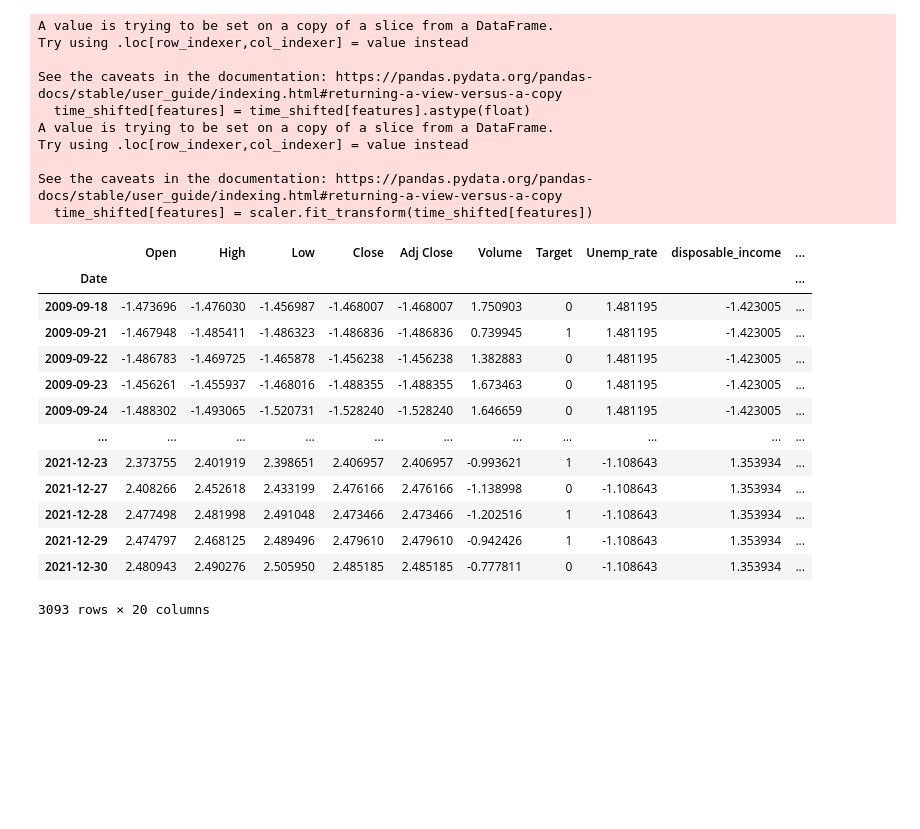
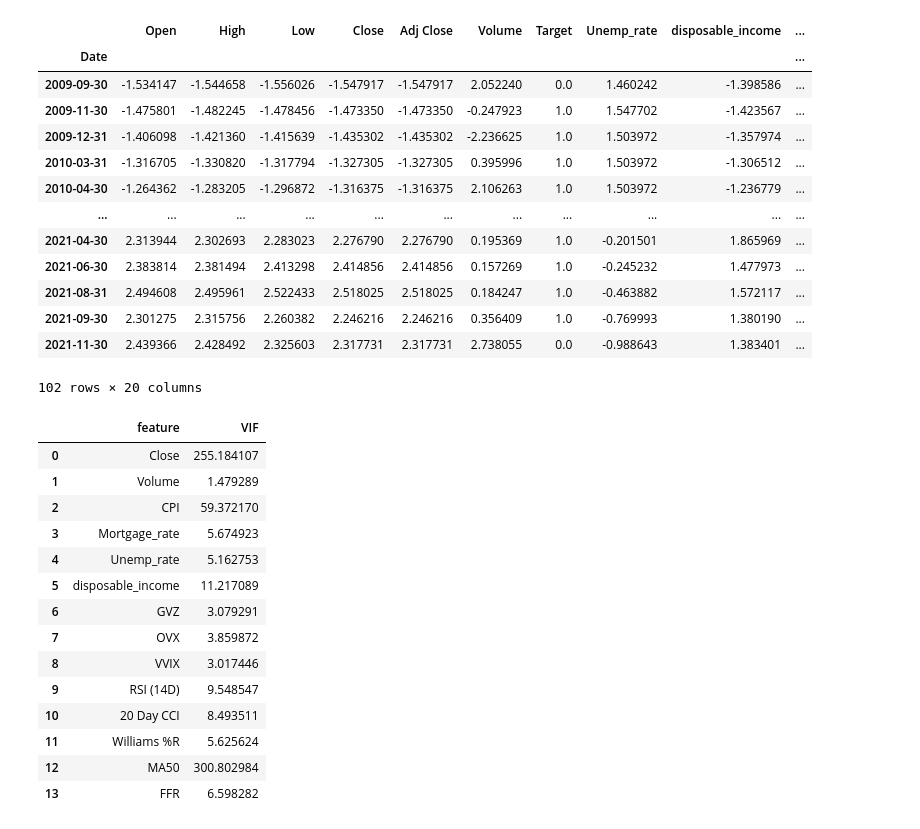
Before and after one commit to sam-tompkins/Sam-Tompkins-Public-Repository, a Jupyter notebook: irp_pipeline_nocuda_nocv.ipynb, the cells around one changed output. Cells and saved outputs as stored; diff of their text form; code cells hidden in the pictures; blank space fills up the shorter version.

```diff
--- a/irp_pipeline_nocuda_nocv.ipynb
+++ b/irp_pipeline_nocuda_nocv.ipynb
@@ -21,14 +21,14 @@ root.withdraw()
 def prep(dataset):
     scaler = StandardScaler()
 
-    macro_path1 = r"C:\Users\samto\Desktop\IRP DATA-20240724T195545Z-001\raw_data\unemployment.csv"
-    macro_path2 = r"C:\Users\samto\Desktop\IRP DATA-20240724T195545Z-001\raw_data\disposable_income.csv"
-    macro_path3 = r"C:\Users\samto\Desktop\IRP DATA-20240724T195545Z-001\raw_data\cpi.csv"
-    macro_path4 = r"C:\Users\samto\Desktop\IRP DATA-20240724T195545Z-001\raw_data\FFR.csv"
-    macro_path5 = r"C:\Users\samto\Desktop\IRP DATA-20240724T195545Z-001\raw_data\mortgage.csv"
-    macro_path6 = r"C:\Users\samto\Desktop\IRP DATA-20240724T195545Z-001\raw_data\GVZ_History.csv"
-    macro_path7 = r"C:\Users\samto\Desktop\IRP DATA-20240724T195545Z-001\raw_data\OVX_History.csv"
-    macro_path8 = r"C:\Users\samto\Desktop\IRP DATA-20240724T195545Z-001\raw_data\VVIX_History.csv"
+    macro_path1 = r"C:\Users\samto\Desktop\Artifacts\macroeconomic_data\unemployment.csv"
+    macro_path2 = r"C:\Users\samto\Desktop\Artifacts\macroeconomic_data\disposable_income.csv"
+    macro_path3 = r"C:\Users\samto\Desktop\Artifacts\macroeconomic_data\cpi.csv"
+    macro_path4 = r"C:\Users\samto\Desktop\Artifacts\macroeconomic_data\FFR.csv"
+    macro_path5 = r"C:\Users\samto\Desktop\Artifacts\macroeconomic_data\mortgage.csv"
+    macro_path6 = r"C:\Users\samto\Desktop\Artifacts\macroeconomic_data\GVZ_History.csv"
+    macro_path7 = r"C:\Users\samto\Desktop\Artifacts\macroeconomic_data\OVX_History.csv"
+    macro_path8 = r"C:\Users\samto\Desktop\Artifacts\macroeconomic_data\VVIX_History.csv"
     macro_data1 = pd.read_csv(macro_path1)
     macro_data2 = pd.read_csv(macro_path2)
     macro_data3 = pd.read_csv(macro_path3)
@@ -76,58 +76,48 @@ def prep(dataset):
     merge_data8 = merge_data7.join(macro_data8, how='left').fillna(method='ffill')
     merge_final = merge_data8.join(macro_data6, how='left').fillna(method='ffill')
 
     merge_final['RSI (14D)'] = ta.rsi(merge_final['Close'], length=14)
     merge_final['20 Day CCI'] = ta.cci(high=merge_final['High'], low=merge_final['Low'],
                                     close=merge_final['Close'], length=20)
     merge_final['Williams %R'] = ta.willr(high=merge_final['High'], low=merge_final['Low'],
                                         close=merge_final['Close'], length=14)
     merge_final['EMA (5D)'] = merge_final['Close'].ewm(span=5, adjust=False).mean()
     merge_final['MA50'] = merge_final['Close'].rolling(window=50).mean()
 
     final_dataset = merge_final.dropna()
 
-    time_shifted = final_dataset#.resample('M').asfreq().dropna()
+    time_shifted = final_dataset.resample('M').asfreq().dropna()
 
     features = ['Open', 'High', 'Low', 'Close', 'Adj Close', 'Volume', 'CPI',
                 'Mortgage_rate', 'Unemp_rate', 'disposable_income','GVZ', 'OVX', 'VVIX',
                 'RSI (14D)', '20 Day CCI', 'Williams %R', 'EMA (5D)', 'MA50', 'FFR']
 
     time_shifted[features] = time_shifted[features].astype(float)
     time_shifted[features] = scaler.fit_transform(time_shifted[features])
 
     return time_shifted, scaler
 
 # get dataset
 file_path = filedialog.askopenfilename(parent=root, title="Select A File")
 ticker = pd.read_csv(file_path)
 ticker, scaler = prep(ticker)
 
 ticker
 # %% [output]
+|  | Open | High | Low | Close | Adj Close | Volume | Target | Unemp_rate | disposable_income | ... |
+| Date |  |  |  |  |  |  |  |  |  | ... |
+| 2009-09-30 | -1.534147 | -1.544658 | -1.556026 | -1.547917 | -1.547917 | 2.052240 | 0.0 | 1.460242 | -1.398586 | ... |
+| 2009-11-30 | -1.475801 | -1.482245 | -1.478456 | -1.473350 | -1.473350 | -0.247923 | 1.0 | 1.547702 | -1.423567 | ... |
+| 2009-12-31 | -1.406098 | -1.421360 | -1.415639 | -1.435302 | -1.435302 | -2.236625 | 1.0 | 1.503972 | -1.357974 | ... |
+| 2010-03-31 | -1.316705 | -1.330820 | -1.317794 | -1.327305 | -1.327305 | 0.395996 | 1.0 | 1.503972 | -1.306512 | ... |
+| 2010-04-30 | -1.264362 | -1.283205 | -1.296872 | -1.316375 | -1.316375 | 2.106263 | 1.0 | 1.503972 | -1.236779 | ... |
+| ... | ... | ... | ... | ... | ... | ... | ... | ... | ... | ... |
+| 2021-04-30 | 2.313944 | 2.302693 | 2.283023 | 2.276790 | 2.276790 | 0.195369 | 1.0 | -0.201501 | 1.865969 | ... |
+| 2021-06-30 | 2.383814 | 2.381494 | 2.413298 | 2.414856 | 2.414856 | 0.157269 | 1.0 | -0.245232 | 1.477973 | ... |
+| 2021-08-31 | 2.494608 | 2.495961 | 2.522433 | 2.518025 | 2.518025 | 0.184247 | 1.0 | -0.463882 | 1.572117 | ... |
+| 2021-09-30 | 2.301275 | 2.315756 | 2.260382 | 2.246216 | 2.246216 | 0.356409 | 1.0 | -0.769993 | 1.380190 | ... |
+| 2021-11-30 | 2.439366 | 2.428492 | 2.325603 | 2.317731 | 2.317731 | 2.738055 | 0.0 | -0.988643 | 1.383401 | ... |
-A value is trying to be set on a copy of a slice from a DataFrame.
-Try using .loc[row_indexer,col_indexer] = value instead
-
-See the caveats in the documentation: https://pandas.pydata.org/pandas-docs/stable/user_guide/indexing.html#returning-a-view-versus-a-copy
-  time_shifted[features] = time_shifted[features].astype(float)
-A value is trying to be set on a copy of a slice from a DataFrame.
-Try using .loc[row_indexer,col_indexer] = value instead
-
-See the caveats in the documentation: https://pandas.pydata.org/pandas-docs/stable/user_guide/indexing.html#returning-a-view-versus-a-copy
-  time_shifted[features] = scaler.fit_transform(time_shifted[features])
+102 rows × 20 columns
-|  | Open | High | Low | Close | Adj Close | Volume | Target | Unemp_rate | disposable_income | ... |
-| Date |  |  |  |  |  |  |  |  |  | ... |
-| 2009-09-18 | -1.473696 | -1.476030 | -1.456987 | -1.468007 | -1.468007 | 1.750903 | 0 | 1.481195 | -1.423005 | ... |
-| 2009-09-21 | -1.467948 | -1.485411 | -1.486323 | -1.486836 | -1.486836 | 0.739945 | 1 | 1.481195 | -1.423005 | ... |
-| 2009-09-22 | -1.486783 | -1.469725 | -1.465878 | -1.456238 | -1.456238 | 1.382883 | 0 | 1.481195 | -1.423005 | ... |
-| 2009-09-23 | -1.456261 | -1.455937 | -1.468016 | -1.488355 | -1.488355 | 1.673463 | 0 | 1.481195 | -1.423005 | ... |
-| 2009-09-24 | -1.488302 | -1.493065 | -1.520731 | -1.528240 | -1.528240 | 1.646659 | 0 | 1.481195 | -1.423005 | ... |
-| ... | ... | ... | ... | ... | ... | ... | ... | ... | ... | ... |
-| 2021-12-23 | 2.373755 | 2.401919 | 2.398651 | 2.406957 | 2.406957 | -0.993621 | 1 | -1.108643 | 1.353934 | ... |
-| 2021-12-27 | 2.408266 | 2.452618 | 2.433199 | 2.476166 | 2.476166 | -1.138998 | 0 | -1.108643 | 1.353934 | ... |
-| 2021-12-28 | 2.477498 | 2.481998 | 2.491048 | 2.473466 | 2.473466 | -1.202516 | 1 | -1.108643 | 1.353934 | ... |
-| 2021-12-29 | 2.474797 | 2.468125 | 2.489496 | 2.479610 | 2.479610 | -0.942426 | 1 | -1.108643 | 1.353934 | ... |
-| 2021-12-30 | 2.480943 | 2.490276 | 2.505950 | 2.485185 | 2.485185 | -0.777811 | 0 | -1.108643 | 1.353934 | ... |
-3093 rows × 20 columns
 # %%
 vif_ticker = pd.DataFrame()
 features = ticker[['Close', 'Volume', 'CPI',
@@ -137,6 +127,24 @@ vif_ticker["feature"] = features.columns
 
 vif_ticker["VIF"] = [variance_inflation_factor(features.values, i)
                           for i in range(len(features.columns))]
+
+vif_ticker
+# %% [output]
+|  | feature | VIF |
+| 0 | Close | 255.184107 |
+| 1 | Volume | 1.479289 |
+| 2 | CPI | 59.372170 |
+| 3 | Mortgage_rate | 5.674923 |
+| 4 | Unemp_rate | 5.162753 |
+| 5 | disposable_income | 11.217089 |
+| 6 | GVZ | 3.079291 |
+| 7 | OVX | 3.859872 |
+| 8 | VVIX | 3.017446 |
+| 9 | RSI (14D) | 9.548547 |
+| 10 | 20 Day CCI | 8.493511 |
+| 11 | Williams %R | 5.625624 |
+| 12 | MA50 | 300.802984 |
+| 13 | FFR | 6.598282 |
 # %%
 # create LSTM model class
 class LSTM_Model(nn.Module):
```
Also changed, not shown: parts of 3 cells of this notebook.
